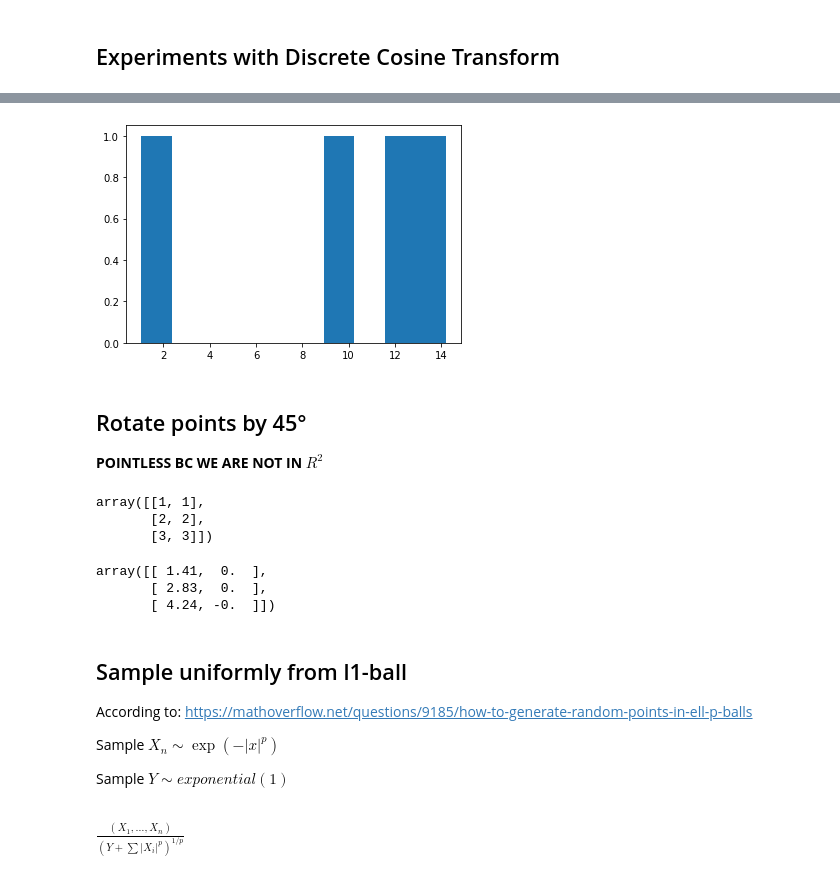
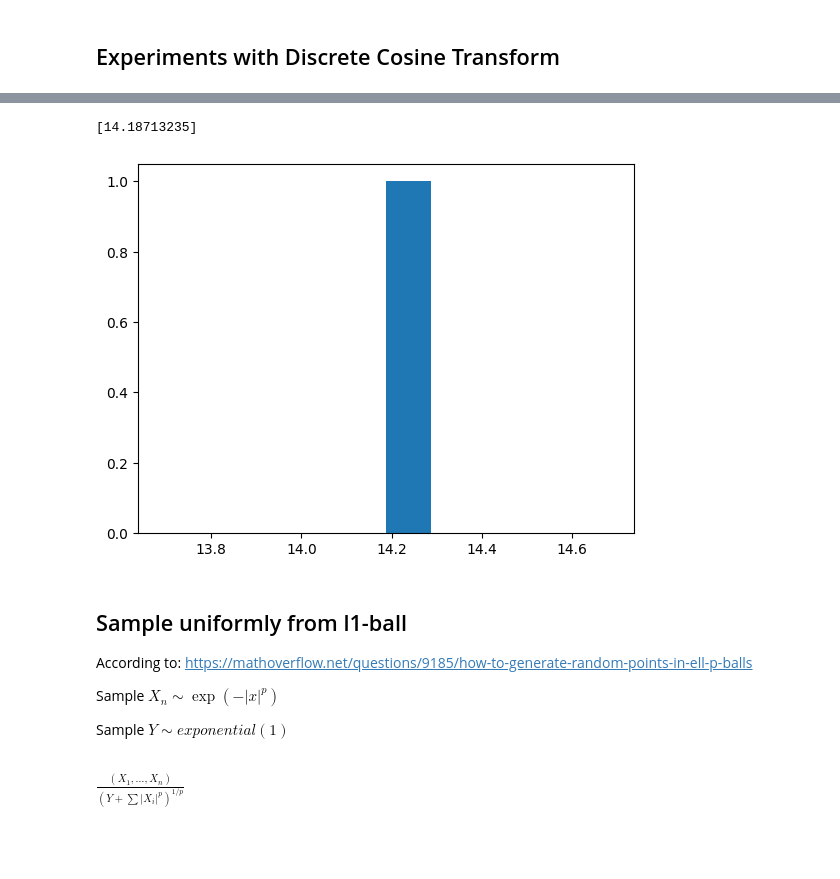
Before and after one commit to f-krause/uio-ADL-project-3, a Jupyter notebook: experiments.ipynb, the cells around one changed output, grey strips where cells are left out. Saved outputs shown, nothing was run; the diff lists cells and outputs as text; code cells hidden in the pictures; blank space fills up the shorter version.

```diff
--- a/experiments.ipynb
+++ b/experiments.ipynb
@@ -82,4 +87,7 @@ plt.hist(img.flatten())
 # %%
+channel = 0
+channel_sample = dct_image[:,:,channel]
+
 plt.hist(dct_image.flatten())
 plt.show()
 # %% [output]
@@ -92,9 +100,8 @@ plt.show()
 # %%
 # That's actually a lot of sparsity!
-plt.hist(dct_image[dct_image > 1])
+plt.hist(channel_sample[channel_sample > 1])
+print(channel_sample[channel_sample > 1])
 plt.show()
 # %% [output]
+[14.18713235]
-[figure, old version]
+[figure, new version]
-# %% [markdown]
-## Rotate points by 45°
-**POINTLESS BC WE ARE NOT IN $R^2$**
@@ -109,15 +108,3 @@ rotated_data = np.matmul(data, rotation_matrix)
-# %%
-data
-# %% [output]
-array([[1, 1],
-       [2, 2],
-       [3, 3]])
-# %%
-rotated_data.round(2)
-# %% [output]
-array([[ 1.41,  0.  ],
-       [ 2.83,  0.  ],
-       [ 4.24, -0.  ]])
 # %% [markdown]
 ## Sample uniformly from l1-ball
 
```
Also changed, not shown: parts of 21 cells of this notebook.
